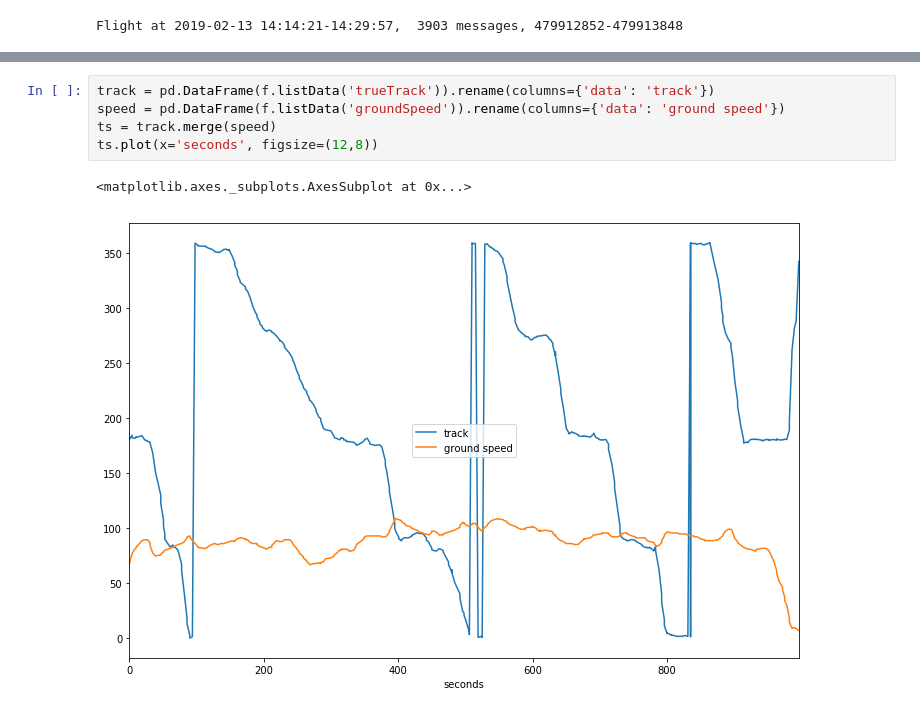
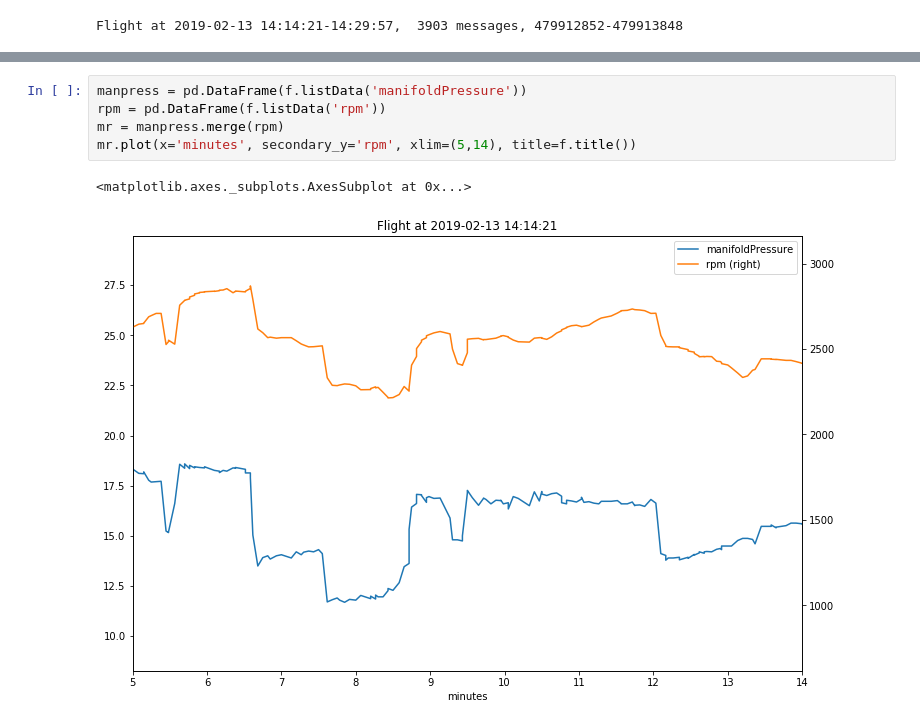
Before and after one commit to azemon/MglEfisPlotter, a Jupyter notebook: notebooks/pandas.ipynb, the cells around one changed output, grey strips where cells are left out. Drawn from its saved outputs; the diff is of its cells as text.

```diff
--- a/notebooks/pandas.ipynb
+++ b/notebooks/pandas.ipynb
@@ -124,8 +63,8 @@ m.plot(x='seconds', title=f.title(), figsize=(12,8))
-# %%
-track = pd.DataFrame(f.listData('trueTrack')).rename(columns={'data': 'track'})
-speed = pd.DataFrame(f.listData('groundSpeed')).rename(columns={'data': 'ground speed'})
-ts = track.merge(speed)
-ts.plot(x='seconds', figsize=(12,8))
-# %% [output]
-<matplotlib.axes._subplots.AxesSubplot at 0x...>
-[figure, removed]
+# %%
+manpress = pd.DataFrame(f.listData('manifoldPressure'))
+rpm = pd.DataFrame(f.listData('rpm'))
+mr = manpress.merge(rpm)
+mr.plot(x='minutes', secondary_y='rpm', xlim=(5,14), title=f.title())
+# %% [output]
+<matplotlib.axes._subplots.AxesSubplot at 0x...>
+[figure, added]
```
Also changed, not shown: parts of 16 cells of this notebook, 2 other files.
